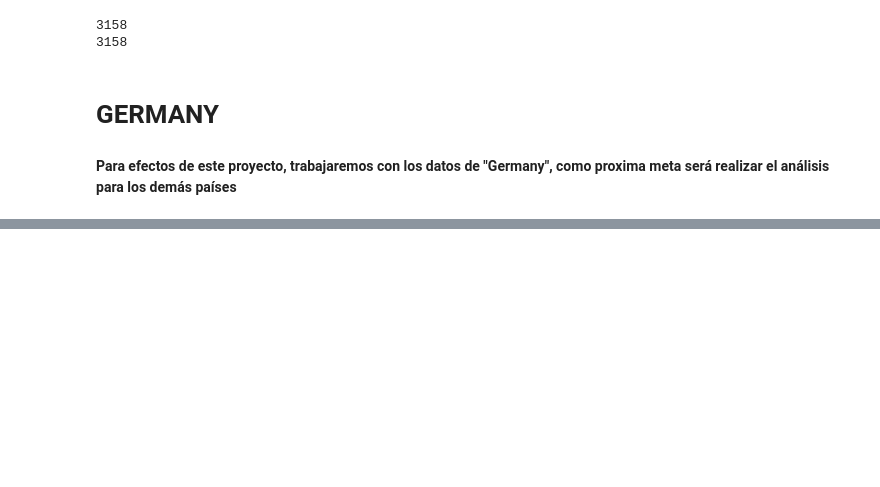
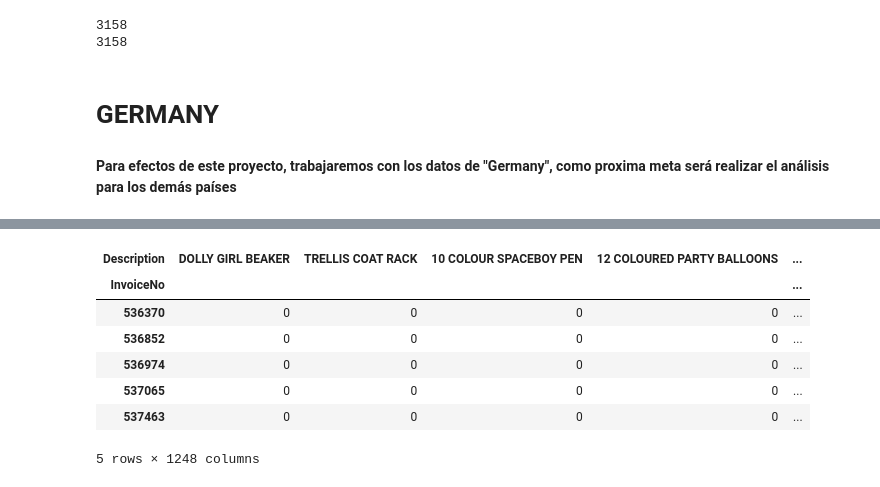
Before and after one commit to zandrev099/Final-Project, a Jupyter notebook: E-commerce2.ipynb, the cells around one changed output, grey strips where cells are left out. Saved outputs shown, nothing was run; the diff lists cells and outputs as text; code cells hidden in the pictures; blank space fills up the shorter version.

```diff
--- a/E-commerce2.ipynb
+++ b/E-commerce2.ipynb
@@ -376,0 +418,12 @@ df_copy = df_copy[~df_copy['StockCode'].str.contains("POST", na=False)]
+# %%
+productos = matrix(df_france, id=True)
+productos.head()
+# %% [output]
+| Description | DOLLY GIRL BEAKER | TRELLIS COAT RACK | 10 COLOUR SPACEBOY PEN | 12 COLOURED PARTY BALLOONS | ... |
+| InvoiceNo |  |  |  |  | ... |
+| 536370 | 0 | 0 | 0 | 0 | ... |
+| 536852 | 0 | 0 | 0 | 0 | ... |
+| 536974 | 0 | 0 | 0 | 0 | ... |
+| 537065 | 0 | 0 | 0 | 0 | ... |
+| 537463 | 0 | 0 | 0 | 0 | ... |
+5 rows × 1248 columns
```
Also changed, not shown: parts of 22 cells of this notebook, 1 other file.
